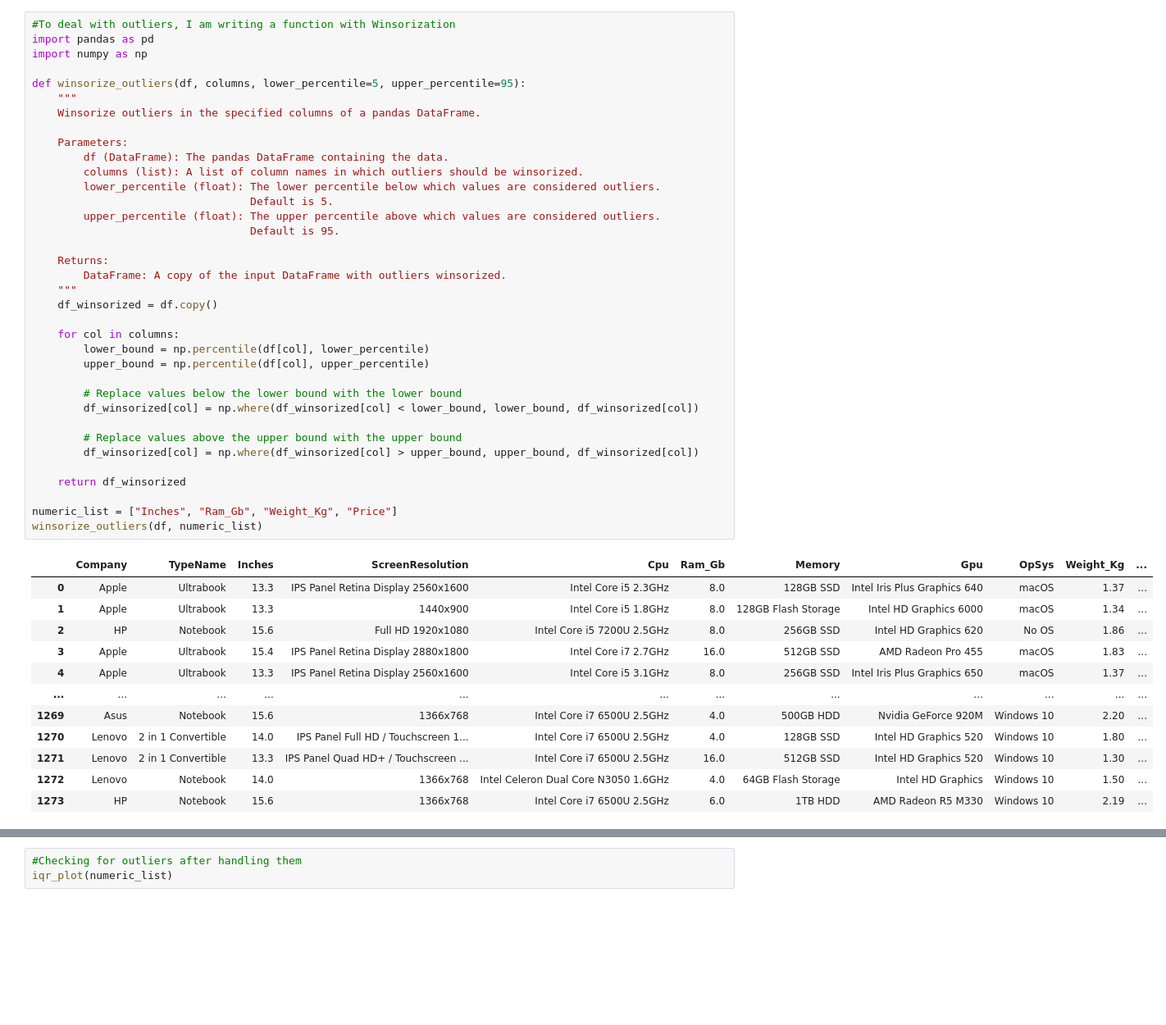
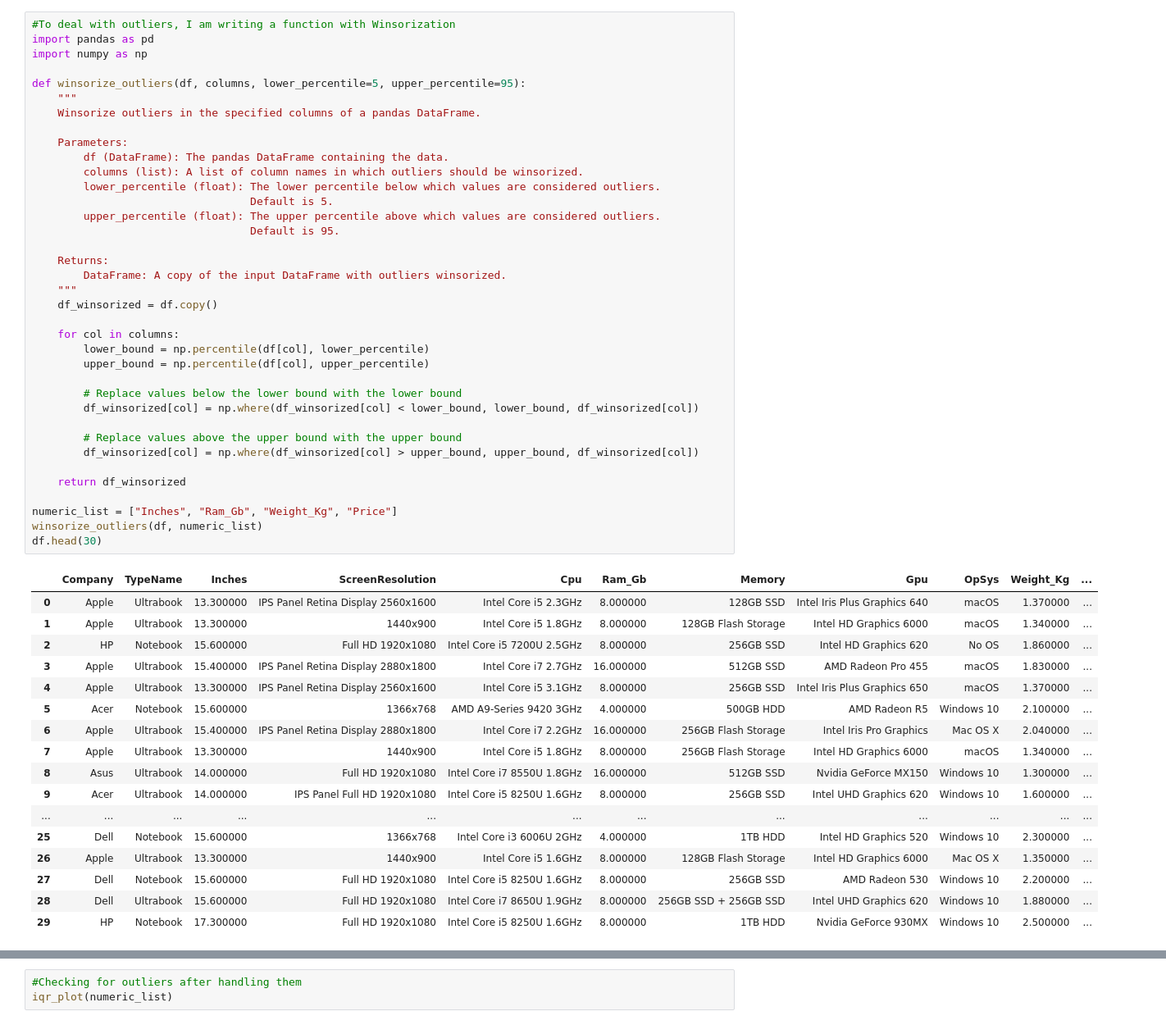
Before and after one commit to Ste881/Laptop-price-prediction, a Jupyter notebook: laptop_ML_project.ipynb, the cells around one changed output, grey strips where cells are left out. Shown at 82% size. Cells and saved outputs as stored; diff of their text form; blank space fills up the shorter version.

```diff
--- a/laptop_ML_project.ipynb
+++ b/laptop_ML_project.ipynb
@@ -215,41 +219,47 @@ def winsorize_outliers(df, columns, lower_percentile=5, upper_percentile=95):
 
     Parameters:
         df (DataFrame): The pandas DataFrame containing the data.
         columns (list): A list of column names in which outliers should be winsorized.
         lower_percentile (float): The lower percentile below which values are considered outliers.
                                   Default is 5.
         upper_percentile (float): The upper percentile above which values are considered outliers.
                                   Default is 95.
 
     Returns:
         DataFrame: A copy of the input DataFrame with outliers winsorized.
     """
     df_winsorized = df.copy()
 
     for col in columns:
         lower_bound = np.percentile(df[col], lower_percentile)
         upper_bound = np.percentile(df[col], upper_percentile)
 
         # Replace values below the lower bound with the lower bound
         df_winsorized[col] = np.where(df_winsorized[col] < lower_bound, lower_bound, df_winsorized[col])
 
         # Replace values above the upper bound with the upper bound
         df_winsorized[col] = np.where(df_winsorized[col] > upper_bound, upper_bound, df_winsorized[col])
 
     return df_winsorized
 
 numeric_list = ["Inches", "Ram_Gb", "Weight_Kg", "Price"]
 winsorize_outliers(df, numeric_list)
+df.head(30)
 # %% [output]
 |  | Company | TypeName | Inches | ScreenResolution | Cpu | Ram_Gb | Memory | Gpu | OpSys | Weight_Kg | ... |
-| 0 | Apple | Ultrabook | 13.3 | IPS Panel Retina Display 2560x1600 | Intel Core i5 2.3GHz | 8.0 | 128GB SSD | Intel Iris Plus Graphics 640 | macOS | 1.37 | ... |
-| 1 | Apple | Ultrabook | 13.3 | 1440x900 | Intel Core i5 1.8GHz | 8.0 | 128GB Flash Storage | Intel HD Graphics 6000 | macOS | 1.34 | ... |
-| 2 | HP | Notebook | 15.6 | Full HD 1920x1080 | Intel Core i5 7200U 2.5GHz | 8.0 | 256GB SSD | Intel HD Graphics 620 | No OS | 1.86 | ... |
-| 3 | Apple | Ultrabook | 15.4 | IPS Panel Retina Display 2880x1800 | Intel Core i7 2.7GHz | 16.0 | 512GB SSD | AMD Radeon Pro 455 | macOS | 1.83 | ... |
-| 4 | Apple | Ultrabook | 13.3 | IPS Panel Retina Display 2560x1600 | Intel Core i5 3.1GHz | 8.0 | 256GB SSD | Intel Iris Plus Graphics 650 | macOS | 1.37 | ... |
+| 0 | Apple | Ultrabook | 13.300000 | IPS Panel Retina Display 2560x1600 | Intel Core i5 2.3GHz | 8.000000 | 128GB SSD | Intel Iris Plus Graphics 640 | macOS | 1.370000 | ... |
+| 1 | Apple | Ultrabook | 13.300000 | 1440x900 | Intel Core i5 1.8GHz | 8.000000 | 128GB Flash Storage | Intel HD Graphics 6000 | macOS | 1.340000 | ... |
+| 2 | HP | Notebook | 15.600000 | Full HD 1920x1080 | Intel Core i5 7200U 2.5GHz | 8.000000 | 256GB SSD | Intel HD Graphics 620 | No OS | 1.860000 | ... |
+| 3 | Apple | Ultrabook | 15.400000 | IPS Panel Retina Display 2880x1800 | Intel Core i7 2.7GHz | 16.000000 | 512GB SSD | AMD Radeon Pro 455 | macOS | 1.830000 | ... |
+| 4 | Apple | Ultrabook | 13.300000 | IPS Panel Retina Display 2560x1600 | Intel Core i5 3.1GHz | 8.000000 | 256GB SSD | Intel Iris Plus Graphics 650 | macOS | 1.370000 | ... |
+| 5 | Acer | Notebook | 15.600000 | 1366x768 | AMD A9-Series 9420 3GHz | 4.000000 | 500GB HDD | AMD Radeon R5 | Windows 10 | 2.100000 | ... |
+| 6 | Apple | Ultrabook | 15.400000 | IPS Panel Retina Display 2880x1800 | Intel Core i7 2.2GHz | 16.000000 | 256GB Flash Storage | Intel Iris Pro Graphics | Mac OS X | 2.040000 | ... |
+| 7 | Apple | Ultrabook | 13.300000 | 1440x900 | Intel Core i5 1.8GHz | 8.000000 | 256GB Flash Storage | Intel HD Graphics 6000 | macOS | 1.340000 | ... |
+| 8 | Asus | Ultrabook | 14.000000 | Full HD 1920x1080 | Intel Core i7 8550U 1.8GHz | 16.000000 | 512GB SSD | Nvidia GeForce MX150 | Windows 10 | 1.300000 | ... |
+| 9 | Acer | Ultrabook | 14.000000 | IPS Panel Full HD 1920x1080 | Intel Core i5 8250U 1.6GHz | 8.000000 | 256GB SSD | Intel UHD Graphics 620 | Windows 10 | 1.600000 | ... |
 | ... | ... | ... | ... | ... | ... | ... | ... | ... | ... | ... | ... |
-| 1269 | Asus | Notebook | 15.6 | 1366x768 | Intel Core i7 6500U 2.5GHz | 4.0 | 500GB HDD | Nvidia GeForce 920M | Windows 10 | 2.20 | ... |
-| 1270 | Lenovo | 2 in 1 Convertible | 14.0 | IPS Panel Full HD / Touchscreen 1... | Intel Core i7 6500U 2.5GHz | 4.0 | 128GB SSD | Intel HD Graphics 520 | Windows 10 | 1.80 | ... |
-| 1271 | Lenovo | 2 in 1 Convertible | 13.3 | IPS Panel Quad HD+ / Touchscreen ... | Intel Core i7 6500U 2.5GHz | 16.0 | 512GB SSD | Intel HD Graphics 520 | Windows 10 | 1.30 | ... |
-| 1272 | Lenovo | Notebook | 14.0 | 1366x768 | Intel Celeron Dual Core N3050 1.6GHz | 4.0 | 64GB Flash Storage | Intel HD Graphics | Windows 10 | 1.50 | ... |
-| 1273 | HP | Notebook | 15.6 | 1366x768 | Intel Core i7 6500U 2.5GHz | 6.0 | 1TB HDD | AMD Radeon R5 M330 | Windows 10 | 2.19 | ... |
+| 25 | Dell | Notebook | 15.600000 | 1366x768 | Intel Core i3 6006U 2GHz | 4.000000 | 1TB HDD | Intel HD Graphics 520 | Windows 10 | 2.300000 | ... |
+| 26 | Apple | Ultrabook | 13.300000 | 1440x900 | Intel Core i5 1.6GHz | 8.000000 | 128GB Flash Storage | Intel HD Graphics 6000 | Mac OS X | 1.350000 | ... |
+| 27 | Dell | Notebook | 15.600000 | Full HD 1920x1080 | Intel Core i5 8250U 1.6GHz | 8.000000 | 256GB SSD | AMD Radeon 530 | Windows 10 | 2.200000 | ... |
+| 28 | Dell | Ultrabook | 15.600000 | Full HD 1920x1080 | Intel Core i7 8650U 1.9GHz | 8.000000 | 256GB SSD + 256GB SSD | Intel UHD Graphics 620 | Windows 10 | 1.880000 | ... |
+| 29 | HP | Notebook | 17.300000 | Full HD 1920x1080 | Intel Core i5 8250U 1.6GHz | 8.000000 | 1TB HDD | Nvidia GeForce 930MX | Windows 10 | 2.500000 | ... |
```
Also changed, not shown: parts of 3 cells of this notebook.
